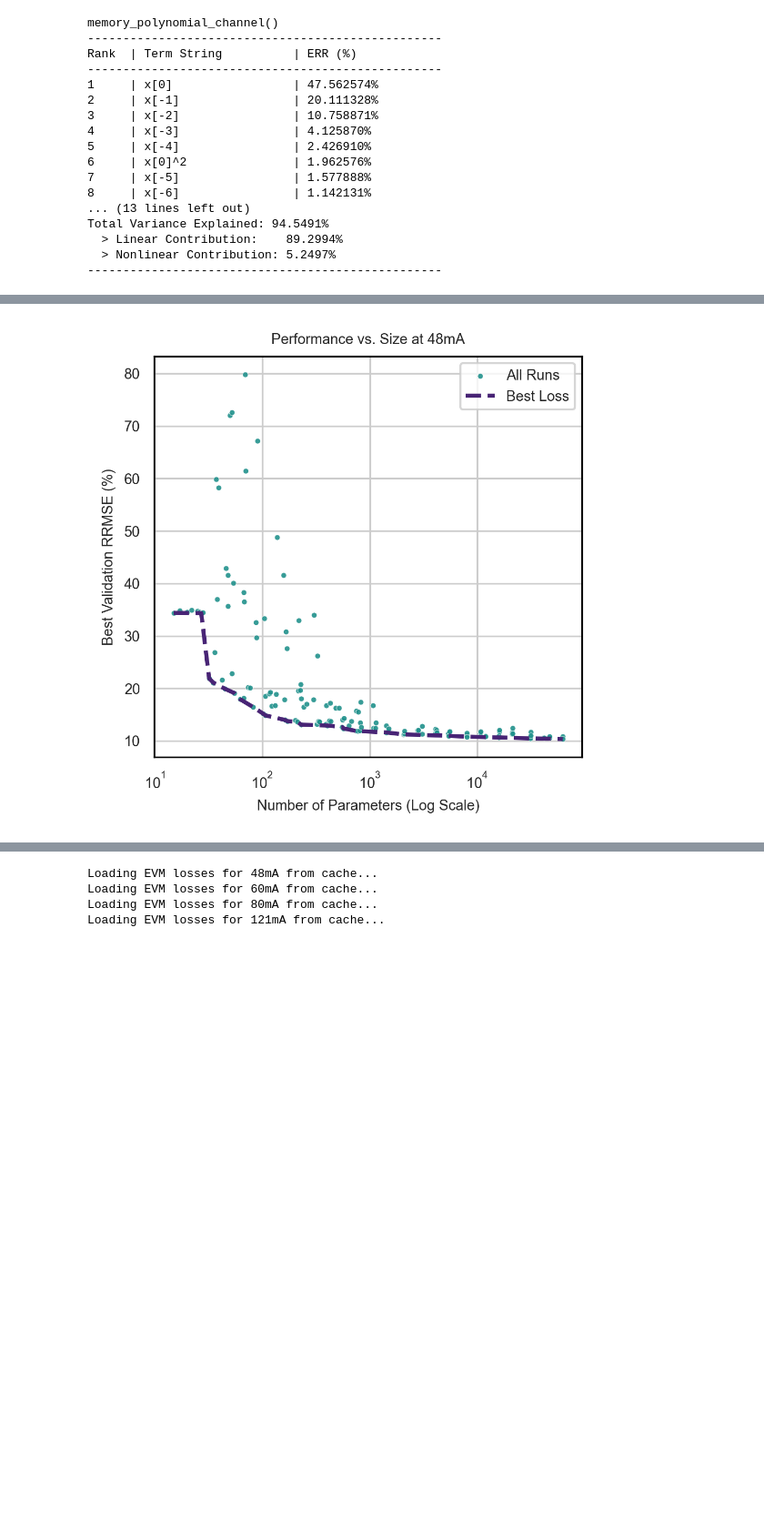
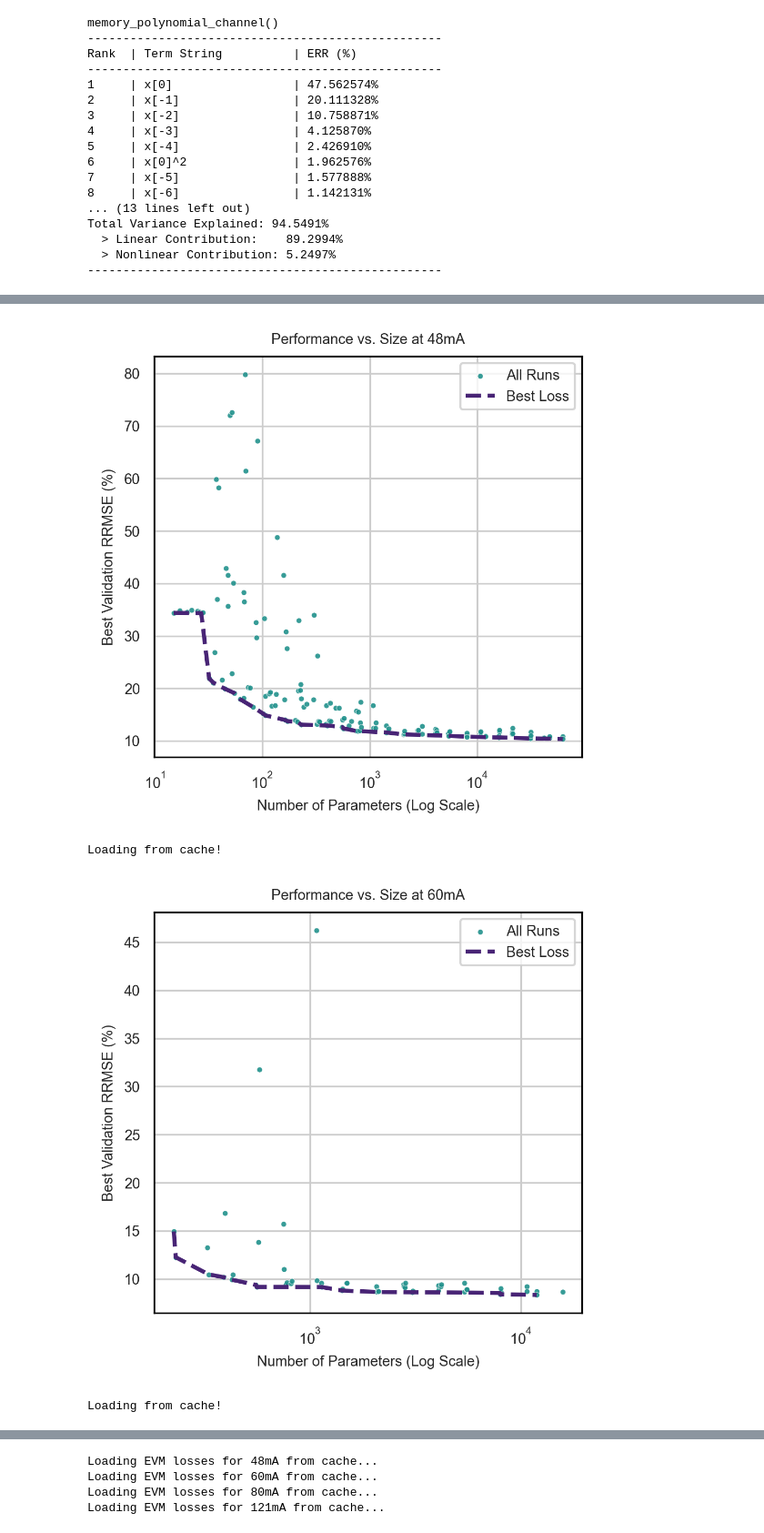
Before and after one commit to UW-Photonics-Lab/prob_tcn_for_LED, a Jupyter notebook: notebooks/make_figures.ipynb, the cells around one changed output, grey strips where cells are left out. Shown at 91% size. Saved outputs shown, nothing was run; the diff lists cells and outputs as text; code cells hidden in the pictures; blank space fills up the shorter version.

```diff
--- a/notebooks/make_figures.ipynb
+++ b/notebooks/make_figures.ipynb
@@ -456,7 +483,7 @@ cmap = plt.get_cmap("viridis")
 c_runs  = cmap(0.5)
 c_best = cmap(0.1)
 
-def plot_sweep_pareto(sweep_id, entity, project):
+def plot_sweep_pareto(sweep_id, entity, project, dc_bias):
     """
     Fetches all runs from a W&B sweep and plots Best Val NRMSE vs Parameter Count.
 
@@ -535,33 +562,35 @@ def plot_sweep_pareto(sweep_id, entity, project):
         pareto_df['params'],
         pareto_df['nrmse_pct'],
         linestyle='--',
         linewidth=2,
         label='Best Loss',
         color=c_best
     )
 
     plt.xscale('log')
     plt.xlabel('Number of Parameters (Log Scale)')
     plt.ylabel('Best Validation RRMSE (%)')
-    plt.title(f'Performance vs. Size at {DC_BIAS}')
+    plt.title(f'Performance vs. Size at {dc_bias}')
     plt.legend(loc='upper right')
 
 
 
 for dc in ['48mA', '60mA', '80mA', '121mA']:
 
-
     SWEEP_ID = models[dc]['grid_search']
 
-    plot_sweep_pareto(SWEEP_ID, entity=ENTITY, project=PROJECT)
+    plot_sweep_pareto(SWEEP_ID, entity=ENTITY, project=PROJECT, dc_bias=dc)
     plt.tight_layout()
     plt.savefig(
         os.path.join(PLOT_PATH, "performance_vs_size.svg"),
         format='svg',
         bbox_inches='tight',
         transparent=True
     )
     plt.show()
 # %% [output]
 Loading from cache!
 [figure]
+Loading from cache!
+[figure, added]
+Loading from cache!
```
Also changed, not shown: parts of 7 cells of this notebook, 11 other files.
